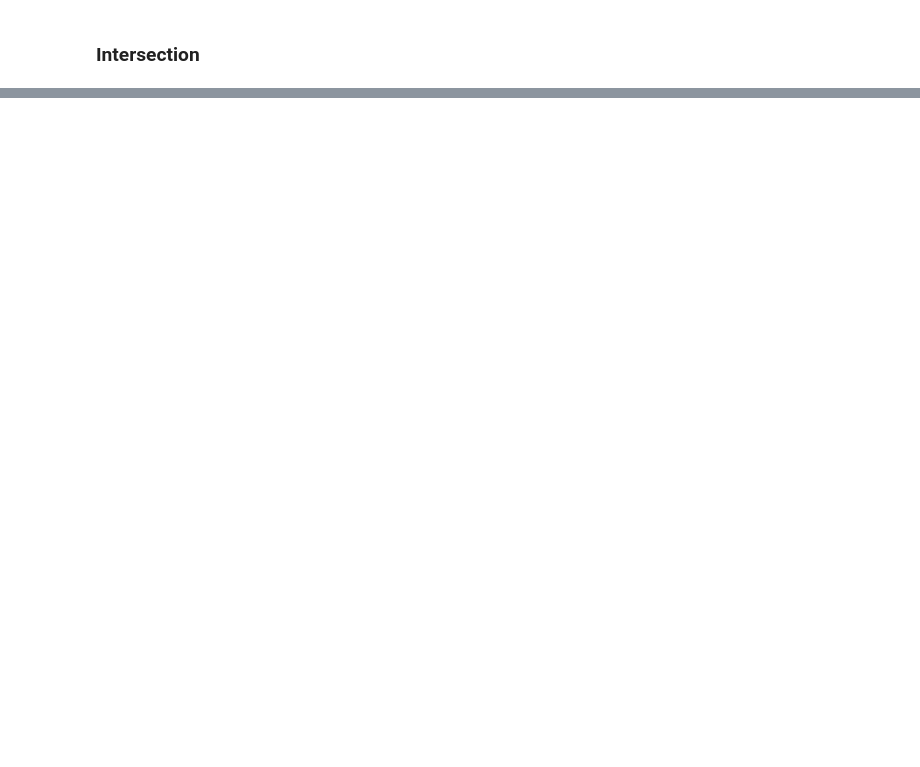
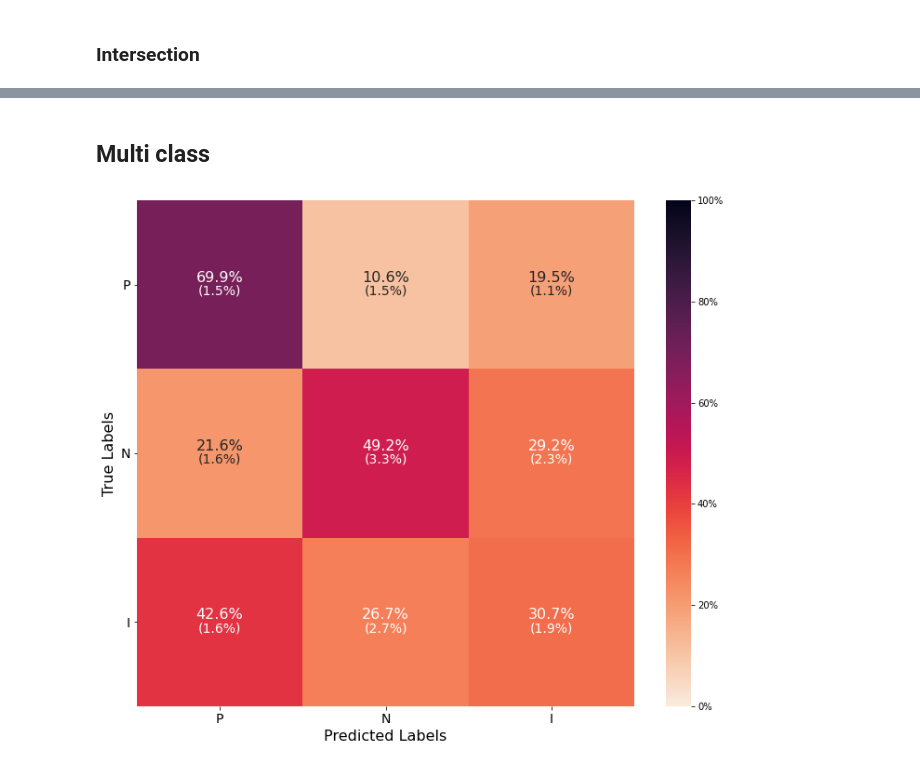
Before and after one commit to xinyiwan/mythesis, a Jupyter notebook: data analysis/plot.ipynb, the cells around one changed output, grey strips where cells are left out. Cells and saved outputs as stored; diff of their text form; code cells hidden in the pictures; blank space fills up the shorter version.

```diff
--- a/data analysis/plot.ipynb
+++ b/data analysis/plot.ipynb
@@ -380,0 +364,41 @@ plt.savefig('/Users/xinyi/Documents/GitHub/mythesis/figures/inter_classifiers.pn
+# %% [markdown]
+## Multi class
+# %%
+t = [[0.699,0.106,0.195],
+        [0.216,0.492,0.292],
+        [0.426,0.267,0.307]]
+# t = np.transpose(t)
+
+y = [['69.9%', '10.6%', '19.5%'],
+        ['21.6%', '49.2%', '29.2%'],
+        ['42.6%', '26.7%', '30.7%']]
+# y = np.transpose(y)
+
+labels = ["P","N","I"]
+sizes = ["P","N","I"]
+
+X = pd.DataFrame(t,index= labels, columns=sizes)
+
+Y = pd.DataFrame(y)
+
+
+Z = pd.DataFrame([["(1.5%)","(1.5%)","(1.1%)"],
+                  ["(1.6%)","(3.3%)","(2.3%)"],
+                  ["(1.6%)","(2.7%)","(1.9%)"]])
+
+plt.figure(figsize = (12,10))
+
+fmt = lambda x,pos: '{:.0%}'.format(x)
+ax = sns.heatmap(X, annot=False, linewidths=0.5, linecolor='gray', cbar_kws={'format':FuncFormatter(fmt)},cmap="rocket_r",vmin=0, vmax=1)
+ax = sns.heatmap(X, annot=Y, annot_kws={'va':'bottom',"size": 16}, fmt="", cbar=False,cmap="rocket_r",vmin=0, vmax=1)
+ax = sns.heatmap(X, annot=Z, annot_kws={'va':'top',"size": 14}, fmt="", cbar=False,cmap="rocket_r",vmin=0, vmax=1)
+ax.set_yticklabels(ax.get_yticklabels(), rotation=0,fontsize=14,)
+ax.set_xticklabels(ax.get_xticklabels(), fontsize=14)
+
+
+plt.ylabel('True Labels',fontsize=16)
+plt.xlabel('Predicted Labels',fontsize=16)
+
+plt.savefig('/Users/xinyi/Documents/GitHub/mythesis/figures/multi_class.png')
+# %% [output]
+[figure, added]
```
Also changed, not shown: parts of 6 cells of this notebook, 6 other files.
